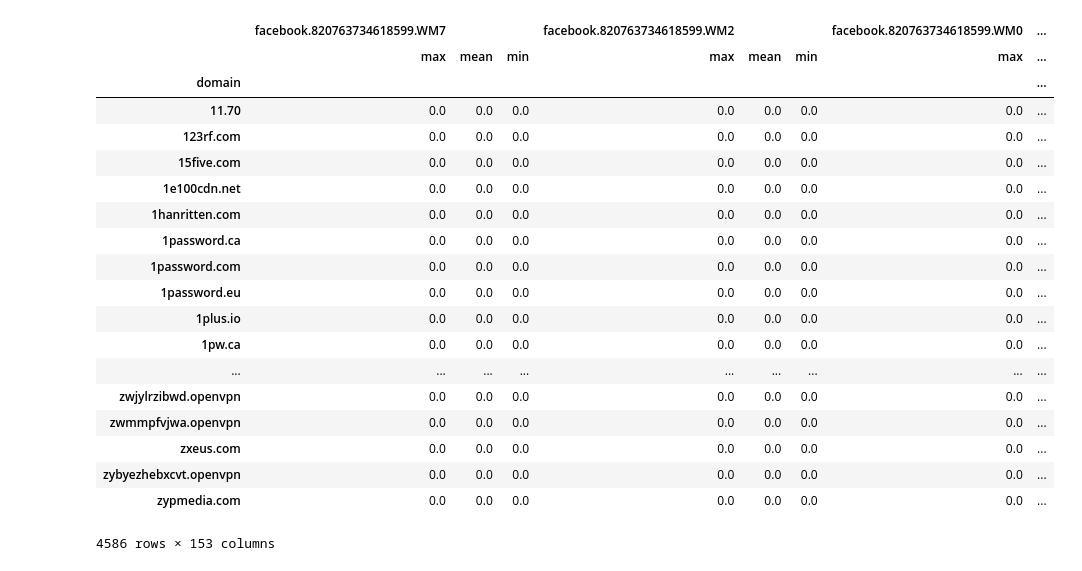
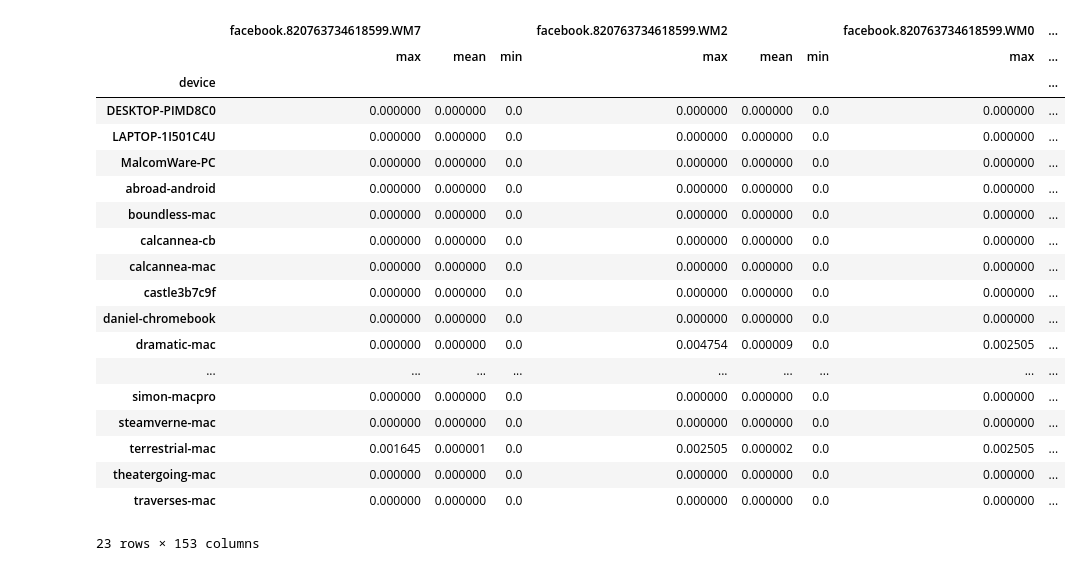
Before and after one commit to careytews/threat-graph-utils, a Jupyter notebook: domain-threat-vector.ipynb, the cells around one changed output. Cells and saved outputs as stored; diff of their text form; code cells hidden in the pictures.

```diff
--- a/domain-threat-vector.ipynb
+++ b/domain-threat-vector.ipynb
@@ -72,25 +73,25 @@ facebook_cols
  u'facebook.393520067497631.IS7',
  u'facebook.1036403673102401.SM7']
 # %%
-df.groupby(["domain"]).agg({v:{"max":"max","min":"min","mean":"mean"} for v in facebook_cols})
+df.groupby(["device"]).agg({v:{"max":"max","min":"min","mean":"mean"} for v in facebook_cols})
 # %% [output]
 |  | facebook.820763734618599.WM7 |  |  | facebook.820763734618599.WM2 |  |  | facebook.820763734618599.WM0 | ... |
 |  | max | mean | min | max | mean | min | max | ... |
-| domain |  |  |  |  |  |  |  | ... |
-| 11.70 | 0.0 | 0.0 | 0.0 | 0.0 | 0.0 | 0.0 | 0.0 | ... |
-| 123rf.com | 0.0 | 0.0 | 0.0 | 0.0 | 0.0 | 0.0 | 0.0 | ... |
-| 15five.com | 0.0 | 0.0 | 0.0 | 0.0 | 0.0 | 0.0 | 0.0 | ... |
-| 1e100cdn.net | 0.0 | 0.0 | 0.0 | 0.0 | 0.0 | 0.0 | 0.0 | ... |
-| 1hanritten.com | 0.0 | 0.0 | 0.0 | 0.0 | 0.0 | 0.0 | 0.0 | ... |
-| 1password.ca | 0.0 | 0.0 | 0.0 | 0.0 | 0.0 | 0.0 | 0.0 | ... |
-| 1password.com | 0.0 | 0.0 | 0.0 | 0.0 | 0.0 | 0.0 | 0.0 | ... |
-| 1password.eu | 0.0 | 0.0 | 0.0 | 0.0 | 0.0 | 0.0 | 0.0 | ... |
-| 1plus.io | 0.0 | 0.0 | 0.0 | 0.0 | 0.0 | 0.0 | 0.0 | ... |
-| 1pw.ca | 0.0 | 0.0 | 0.0 | 0.0 | 0.0 | 0.0 | 0.0 | ... |
+| device |  |  |  |  |  |  |  | ... |
+| DESKTOP-PIMD8C0 | 0.000000 | 0.000000 | 0.0 | 0.000000 | 0.000000 | 0.0 | 0.000000 | ... |
+| LAPTOP-1I501C4U | 0.000000 | 0.000000 | 0.0 | 0.000000 | 0.000000 | 0.0 | 0.000000 | ... |
+| MalcomWare-PC | 0.000000 | 0.000000 | 0.0 | 0.000000 | 0.000000 | 0.0 | 0.000000 | ... |
+| abroad-android | 0.000000 | 0.000000 | 0.0 | 0.000000 | 0.000000 | 0.0 | 0.000000 | ... |
+| boundless-mac | 0.000000 | 0.000000 | 0.0 | 0.000000 | 0.000000 | 0.0 | 0.000000 | ... |
+| calcannea-cb | 0.000000 | 0.000000 | 0.0 | 0.000000 | 0.000000 | 0.0 | 0.000000 | ... |
+| calcannea-mac | 0.000000 | 0.000000 | 0.0 | 0.000000 | 0.000000 | 0.0 | 0.000000 | ... |
+| castle3b7c9f | 0.000000 | 0.000000 | 0.0 | 0.000000 | 0.000000 | 0.0 | 0.000000 | ... |
+| daniel-chromebook | 0.000000 | 0.000000 | 0.0 | 0.000000 | 0.000000 | 0.0 | 0.000000 | ... |
+| dramatic-mac | 0.000000 | 0.000000 | 0.0 | 0.004754 | 0.000009 | 0.0 | 0.002505 | ... |
 | ... | ... | ... | ... | ... | ... | ... | ... | ... |
-| zwjylrzibwd.openvpn | 0.0 | 0.0 | 0.0 | 0.0 | 0.0 | 0.0 | 0.0 | ... |
-| zwmmpfvjwa.openvpn | 0.0 | 0.0 | 0.0 | 0.0 | 0.0 | 0.0 | 0.0 | ... |
-| zxeus.com | 0.0 | 0.0 | 0.0 | 0.0 | 0.0 | 0.0 | 0.0 | ... |
-| zybyezhebxcvt.openvpn | 0.0 | 0.0 | 0.0 | 0.0 | 0.0 | 0.0 | 0.0 | ... |
-| zypmedia.com | 0.0 | 0.0 | 0.0 | 0.0 | 0.0 | 0.0 | 0.0 | ... |
+| simon-macpro | 0.000000 | 0.000000 | 0.0 | 0.000000 | 0.000000 | 0.0 | 0.000000 | ... |
+| steamverne-mac | 0.000000 | 0.000000 | 0.0 | 0.000000 | 0.000000 | 0.0 | 0.000000 | ... |
+| terrestrial-mac | 0.001645 | 0.000001 | 0.0 | 0.002505 | 0.000002 | 0.0 | 0.002505 | ... |
+| theatergoing-mac | 0.000000 | 0.000000 | 0.0 | 0.000000 | 0.000000 | 0.0 | 0.000000 | ... |
+| traverses-mac | 0.000000 | 0.000000 | 0.0 | 0.000000 | 0.000000 | 0.0 | 0.000000 | ... |
-4586 rows × 153 columns
+23 rows × 153 columns
```
Also changed, not shown: parts of 3 cells of this notebook, 3 other files.
